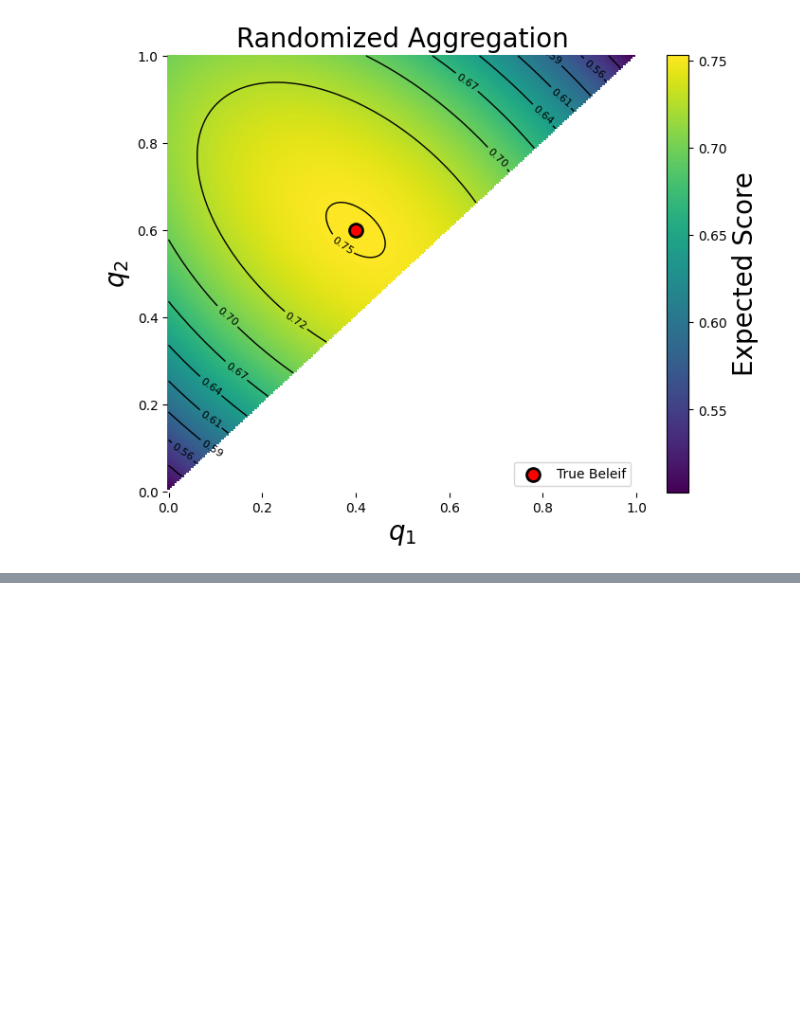
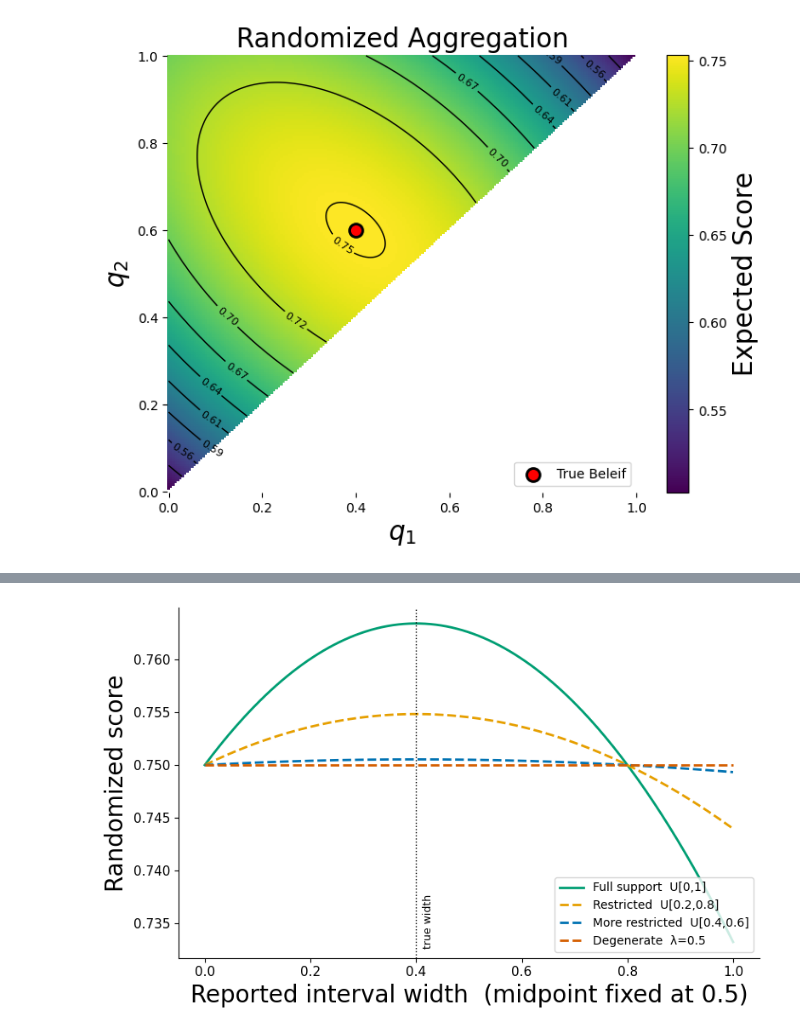
Before and after one commit to FlyinHedgehog/Imprecise-Scoring-Rule-Seminar, a Jupyter notebook: scoring_rule.ipynb, the cells around one changed output, grey strips where cells are left out. Saved outputs shown, nothing was run; the diff lists cells and outputs as text; code cells hidden in the pictures; blank space fills up the shorter version.

```diff
--- a/scoring_rule.ipynb
+++ b/scoring_rule.ipynb
@@ -630,0 +992,42 @@ plt.show()
+# %%
+P_LOW, P_UP = 0.30, 0.70
+honest_width = P_UP - P_LOW   # 0.4
+MID = 0.5
+widths = np.linspace(0.0, 1.0, 200)
+
+supports = [
+    ("Full support  U[0,1]", 0.0, 1.0, COLORS["green"],  "-"),
+    ("Restricted  U[0.2,0.8]", 0.2, 0.8, COLORS["orange"], "--"),
+    ("More restricted  U[0.4,0.6]", 0.4, 0.6, COLORS["blue"],   "--"),
+    ("Degenerate  λ=0.5", 0.5, 0.5, COLORS["red"],    "--"),
+]
+
+def rand_score_point(q1, q2, lam_min, lam_max, n=500):
+    lams   = np.linspace(lam_min, lam_max, n + 1)
+    true_p = lams * P_LOW + (1 - lams) * P_UP
+    a      = lams * q1 + (1 - lams) * q2
+    s      = (1 - true_p) * _loss(a, 0.0) + true_p * _loss(a, 1.0)
+    return np.mean(-s)
+
+fig, ax = plt.subplots(figsize=(8, 5))
+for label, lmin, lmax, color, ls in supports:
+    ys = []
+    for w in widths:
+        q1 = max(0.0, MID - w / 2)
+        q2 = min(1.0, MID + w / 2)
+        ys.append(rand_score_point(q1, q2, lmin, lmax))
+    ax.plot(widths, ys, color=color, linestyle=ls, linewidth=2, label=label)
+ax.axvline(honest_width, color="black", linestyle=":", linewidth=1)
+ax.text(honest_width + 0.012, ax.get_ylim()[0] + 0.006, "true width",
+        rotation=90, va="top", ha="left", fontsize=9, color="black")
+ax.set_xlabel("Reported interval width  (midpoint fixed at 0.5)", fontsize=20)
+ax.set_ylabel("Randomized score", fontsize=20)
+ax.legend(fontsize=10, loc="lower right")
+ax.spines["top"].set_visible(False)
+ax.spines["right"].set_visible(False)
+ax.tick_params(axis="both", labelsize=11)
+plt.tight_layout()
+plt.savefig(os.path.join(FIG_DIR, "support_degradation_1d.pdf"), bbox_inches="tight", dpi=150)
+plt.show()
+# %% [output]
+[figure, added]
```
Also changed, not shown: parts of 36 cells of this notebook, 40 other files.
